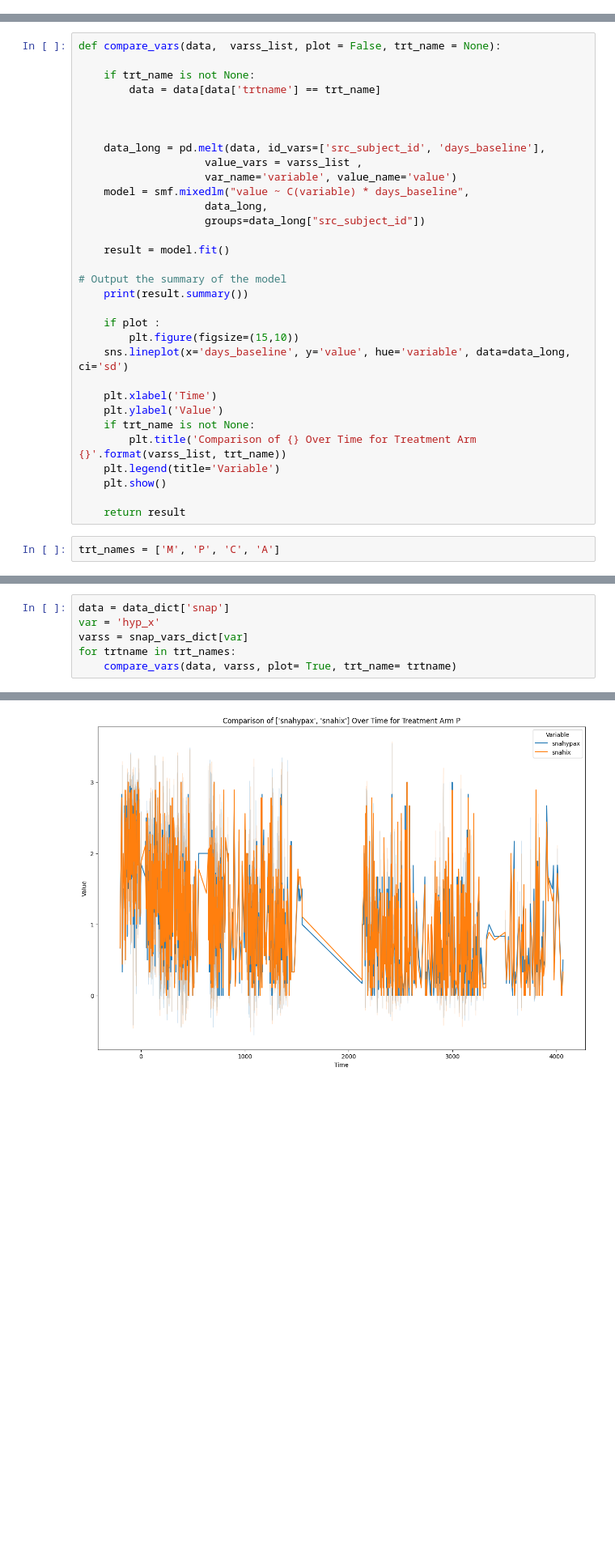
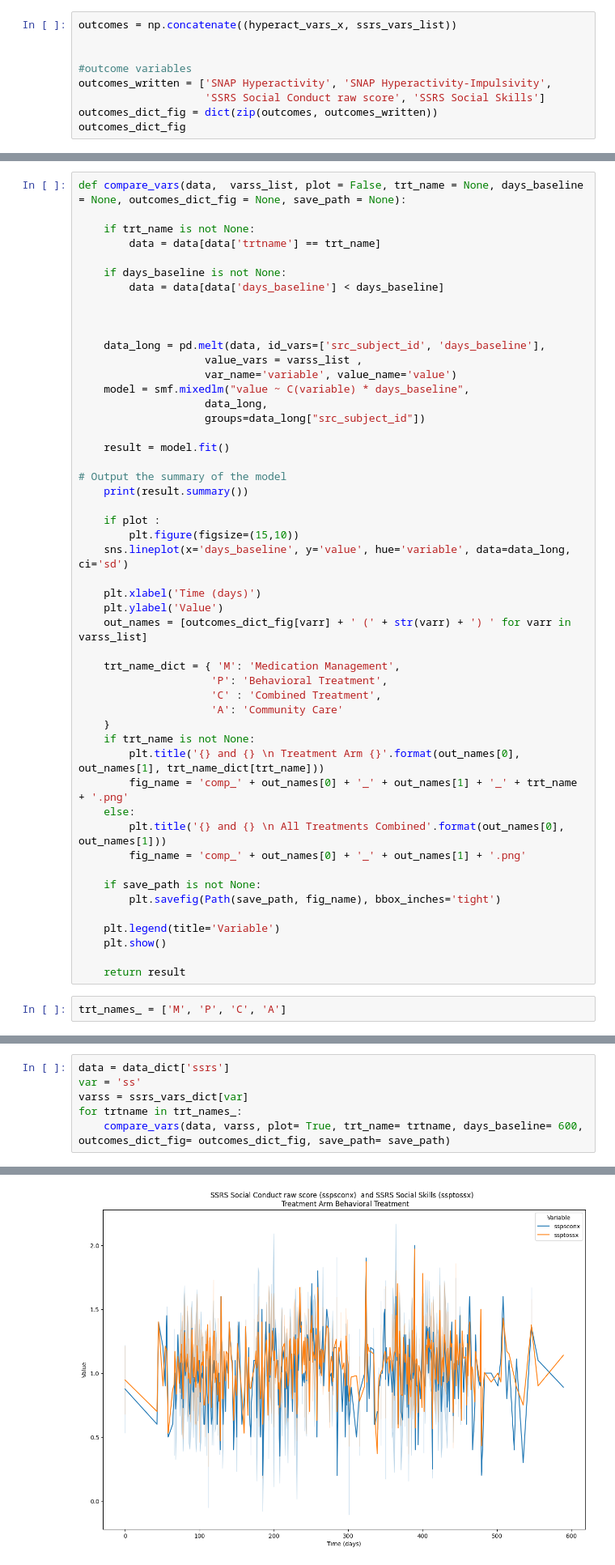
Before and after one commit to ALINA991/ADHD_fMRI, a Jupyter notebook: MTA/plot_outcome_options.ipynb, the cells around one changed output, grey strips where cells are left out. Shown at 81% size. Saved outputs shown, nothing was run; the diff lists cells and outputs as text; blank space fills up the shorter version.

```diff
--- a/MTA/plot_outcome_options.ipynb
+++ b/MTA/plot_outcome_options.ipynb
@@ -85,0 +111,9 @@ vars_dict = { **snap_vars_dict, **ssrs_vars_dict}
+# %%
+outcomes = np.concatenate((hyperact_vars_x, ssrs_vars_list))
+
+
+#outcome variables
+outcomes_written = ['SNAP Hyperactivity', 'SNAP Hyperactivity-Impulsivity',
+                    'SSRS Social Conduct raw score', 'SSRS Social Skills']
+outcomes_dict_fig = dict(zip(outcomes, outcomes_written))
+outcomes_dict_fig
@@ -138,10 +195,13 @@ data_dict['snap'] = data_dict['snap'][data_dict['snap'][vars_dict[varss][0] ]!=
 # %% [output]
 ['snahypax', 'snahix']
 # %%
-def compare_vars(data,  varss_list, plot = False, trt_name = None):
+def compare_vars(data,  varss_list, plot = False, trt_name = None, days_baseline = None, outcomes_dict_fig = None, save_path = None):
 
     if trt_name is not None:
         data = data[data['trtname'] == trt_name]
+
+    if days_baseline is not None:
+        data = data[data['days_baseline'] < days_baseline]
 
 
 
@@ -161,13 +221,28 @@ def compare_vars(data,  varss_list, plot = False, trt_name = None):
         plt.figure(figsize=(15,10))
     sns.lineplot(x='days_baseline', y='value', hue='variable', data=data_long, ci='sd')
 
-    plt.xlabel('Time')
+    plt.xlabel('Time (days)')
     plt.ylabel('Value')
+    out_names = [outcomes_dict_fig[varr] + ' (' + str(varr) + ') ' for varr in varss_list]
+
+    trt_name_dict = { 'M': 'Medication Management',
+                     'P': 'Behavioral Treatment',
+                     'C' : 'Combined Treatment',
+                     'A': 'Community Care'
+    }
     if trt_name is not None:
-        plt.title('Comparison of {} Over Time for Treatment Arm {}'.format(varss_list, trt_name))
+        plt.title('{} and {} \n Treatment Arm {}'.format(out_names[0], out_names[1], trt_name_dict[trt_name]))
+        fig_name = 'comp_' + out_names[0] + '_' + out_names[1] + '_' + trt_name + '.png'
+    else:
+        plt.title('{} and {} \n All Treatments Combined'.format(out_names[0], out_names[1]))
+        fig_name = 'comp_' + out_names[0] + '_' + out_names[1] + '.png'
+
+    if save_path is not None:
+        plt.savefig(Path(save_path, fig_name), bbox_inches='tight')
+
     plt.legend(title='Variable')
     plt.show()
 
     return result
 # %%
-trt_names = ['M', 'P', 'C', 'A']
+trt_names_ = ['M', 'P', 'C', 'A']
@@ -174,7 +251,7 @@ trt_names = ['M', 'P', 'C', 'A']
 # %%
-data = data_dict['snap']
-var = 'hyp_x'
-varss = snap_vars_dict[var]
-for trtname in trt_names:
-    compare_vars(data, varss, plot= True, trt_name= trtname)
+data = data_dict['ssrs']
+var = 'ss'
+varss = ssrs_vars_dict[var]
+for trtname in trt_names_:
+    compare_vars(data, varss, plot= True, trt_name= trtname, days_baseline= 600, outcomes_dict_fig= outcomes_dict_fig, save_path= save_path)
 # %% [output]
@@ -219,4 +296,4 @@ Group Var                              0.161    0.032
 The `ci` parameter is deprecated. Use `errorbar='sd'` for the same effect.
 
   sns.lineplot(x='days_baseline', y='value', hue='variable', data=data_long, ci='sd')
-[figure, old version]
+[figure, new version]
```
Also changed, not shown: parts of 34 cells of this notebook, 12 other files.
